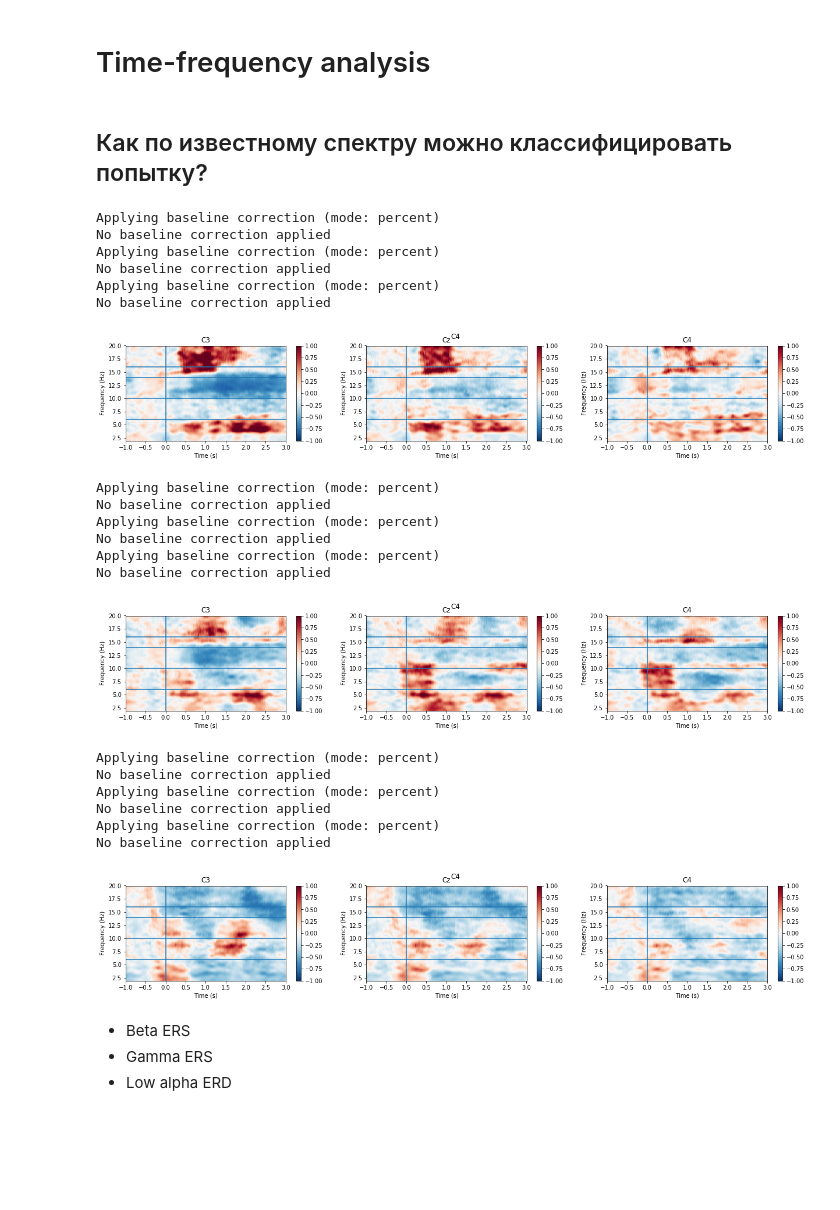
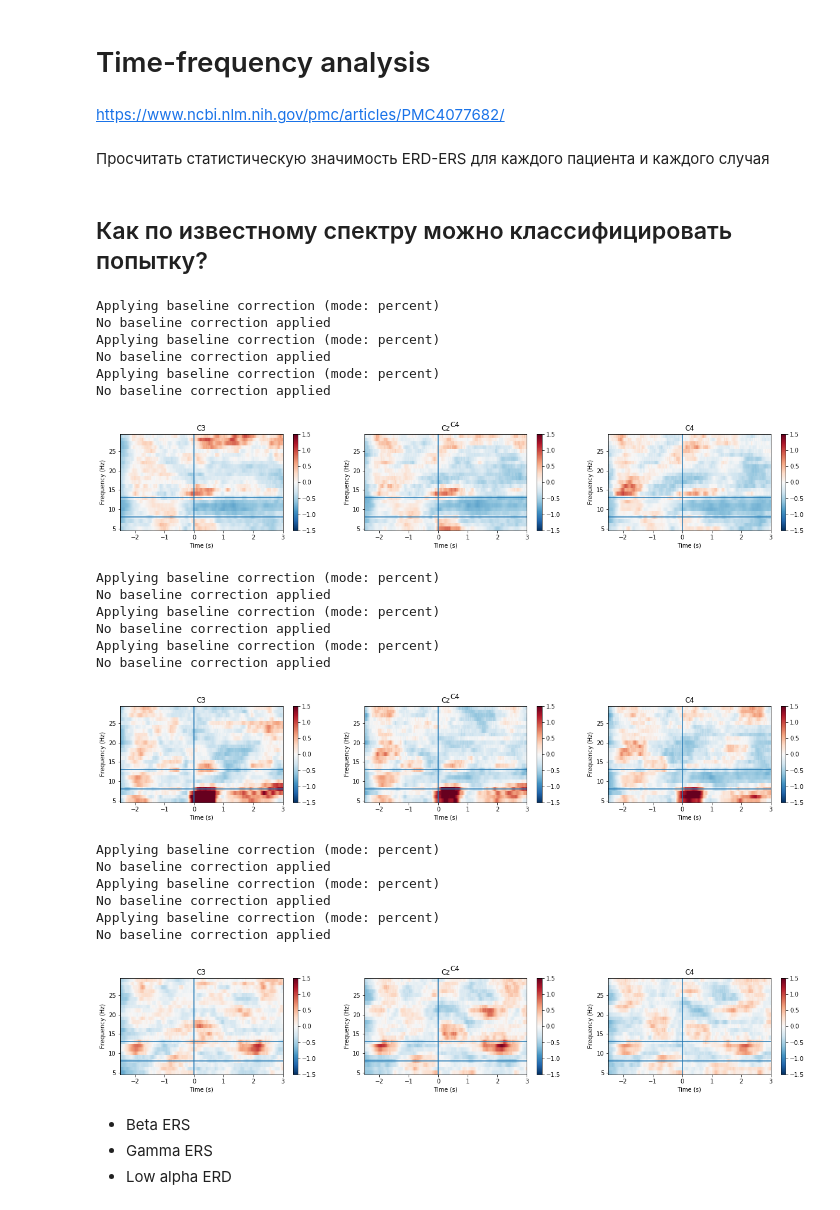
Before and after one commit to belya/eeg-experiments, a Jupyter notebook: visualization.ipynb, the cells around one changed output. Cells and saved outputs as stored; diff of their text form; code cells hidden in the pictures; blank space fills up the shorter version.

```diff
--- a/visualization.ipynb
+++ b/visualization.ipynb
@@ -155,2 +272,2 @@ Loading data for 15 events and 801 original time points ...
 # %%
-epochs = mne.concatenate_epochs([main_epochs, baseline_epochs])
+# epochs = mne.concatenate_epochs([main_epochs, baseline_epochs])
@@ -164,7 +286,7 @@ Not setting metadata
 # %%
 rcParams['figure.figsize'] = 20, 5
 for event in ["left", "right", "baseline"]:
-    mne.viz.epochs.plot_epochs_image(epochs[event][0:8].crop(-0.1, 1), sigma=1, picks=[1])
+    mne.viz.epochs.plot_epochs_image(epochs[event].crop(-0.1, 1), sigma=1, picks=[1])
 # %% [output]
 8 matching events found
 No baseline correction applied
@@ -187,16 +309,22 @@ Not setting metadata
 # %% [markdown]
 # Time-frequency analysis
+# %% [markdown]
+https://www.ncbi.nlm.nih.gov/pmc/articles/PMC4077682/
+# %% [markdown]
+Просчитать статистическую значимость ERD-ERS для каждого пациента и каждого случая
 # %%
-freqs = np.arange(2, 20, 0.05)  # frequencies of interest
+freqs = np.arange(5, 30, 1)  # frequencies of interest
 n_cycles = freqs  # number of cycles in Morlet wavelet
 # %%
-def draw_power(event, baseline=[-1, 0], mask=None):
+def draw_power(event, baseline):
+    tmin = -3
+    tmax = 3
     rcParams['figure.figsize'] = 21, 3
     erds = {}
     for i, channel in enumerate(["C3", "Cz", "C4"]):
         plt.subplot(130 + i + 1)
         power, itc = mne.time_frequency.tfr_multitaper(
-            epochs[event][0:8],
+            epochs[event][1:8],
             freqs=freqs,
             n_cycles=n_cycles,
             return_itc=True,
@@ -209,25 +337,20 @@ def draw_power(event, baseline=[-1, 0], mask=None):
         power.plot(
             show=False,
             axes=plt.gca(),
-            vmin=-1,
-            vmax=1,
-            mask=mask
+            vmin=-1.5,
+            vmax=1.5
         )
         plt.title(channel)
         plt.axvline(0)
-        plt.axhline(6)
-        plt.axhline(10)
-        plt.axhline(14)
-        plt.axhline(16)
-        plt.axhline(26)
-        plt.axhline(35)
+        plt.axhline(8)
+        plt.axhline(13)
         erds[channel] = power
     return erds
 # %% [markdown]
 Как по известному спектру можно классифицировать попытку?
 -
 # %%
-p = draw_power("right", [-1, 0])
+p = draw_power("right", [tmin, -0.1])
 # %% [output]
 Applying baseline correction (mode: percent)
 No baseline correction applied
@@ -235,9 +358,9 @@ Applying baseline correction (mode: percent)
 No baseline correction applied
 Applying baseline correction (mode: percent)
 No baseline correction applied
-[figure, old version]
+[figure, new version]
 # %%
-p = draw_power("left",  [-1, 0])
+p = draw_power("left",  [tmin, -0.1])
 # %% [output]
 Applying baseline correction (mode: percent)
 No baseline correction applied
@@ -245,17 +368,17 @@ Applying baseline correction (mode: percent)
 No baseline correction applied
 Applying baseline correction (mode: percent)
 No baseline correction applied
-[figure, old version]
+[figure, new version]
 # %%
-p = draw_power("baseline",  [-1, 0])
+p = draw_power("baseline",  [tmin, -0.1])
 # %% [output]
 Applying baseline correction (mode: percent)
 No baseline correction applied
 Applying baseline correction (mode: percent)
 No baseline correction applied
 Applying baseline correction (mode: percent)
 No baseline correction applied
-[figure, old version]
+[figure, new version]
 # %% [markdown]
 - Beta ERS
 - Gamma ERS
```
Also changed, not shown: parts of 37 cells of this notebook, 1 other file.
